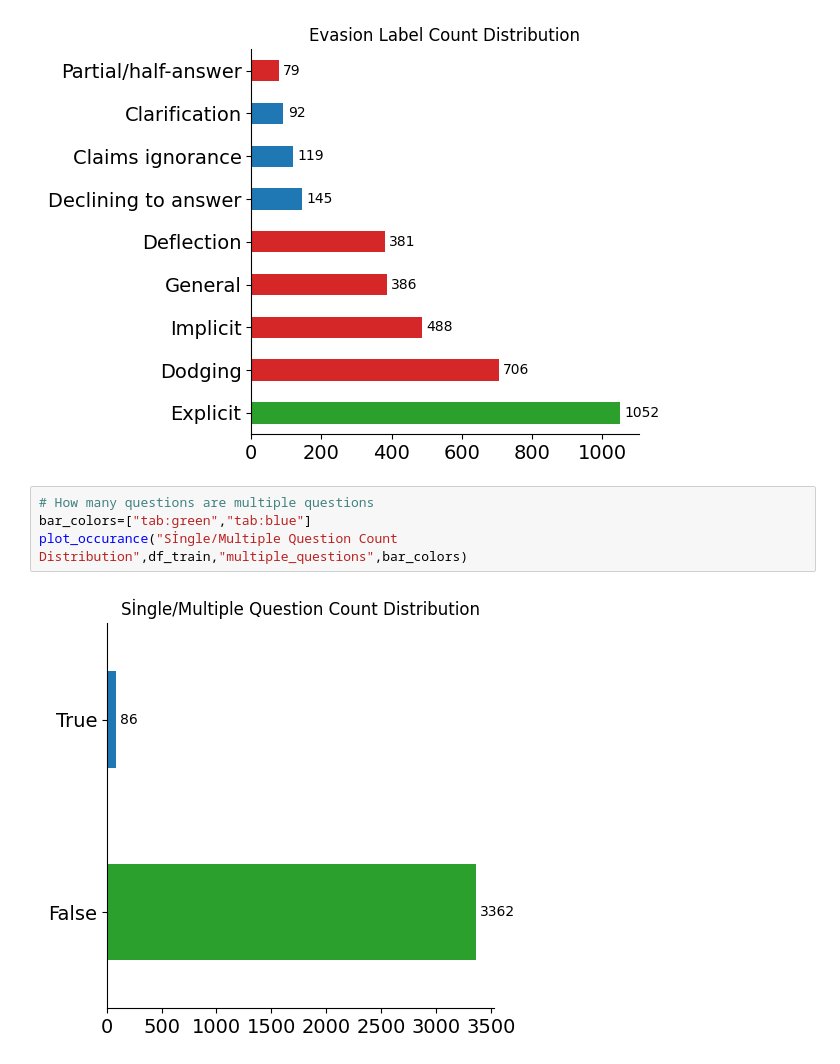
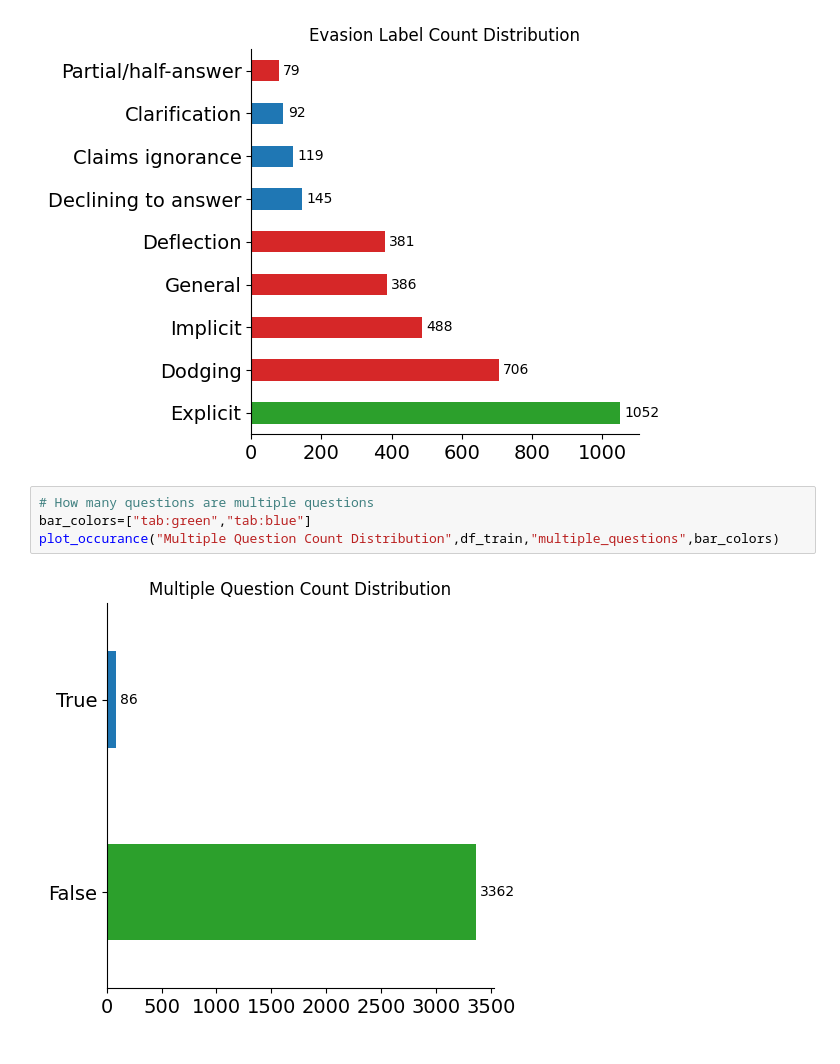
Before and after one commit to Akseldindisyan/CS445_CLARITY_Unmasking-Political-Question-Evasions, a Jupyter notebook: CS445.ipynb, the cells around one changed output. Saved outputs shown, nothing was run; the diff lists cells and outputs as text.

```diff
--- a/CS445.ipynb
+++ b/CS445.ipynb
@@ -138,6 +138,6 @@ plot_occurance("Evasion Label Count Distribution",df_train,"evasion_label",bar_c
 # %%
 # How many questions are multiple questions
 bar_colors=["tab:green","tab:blue"]
-plot_occurance("Sİngle/Multiple Question Count Distribution",df_train,"multiple_questions",bar_colors)
+plot_occurance("Multiple Question Count Distribution",df_train,"multiple_questions",bar_colors)
 # %% [output]
-[figure, old version]
+[figure, new version]
```
